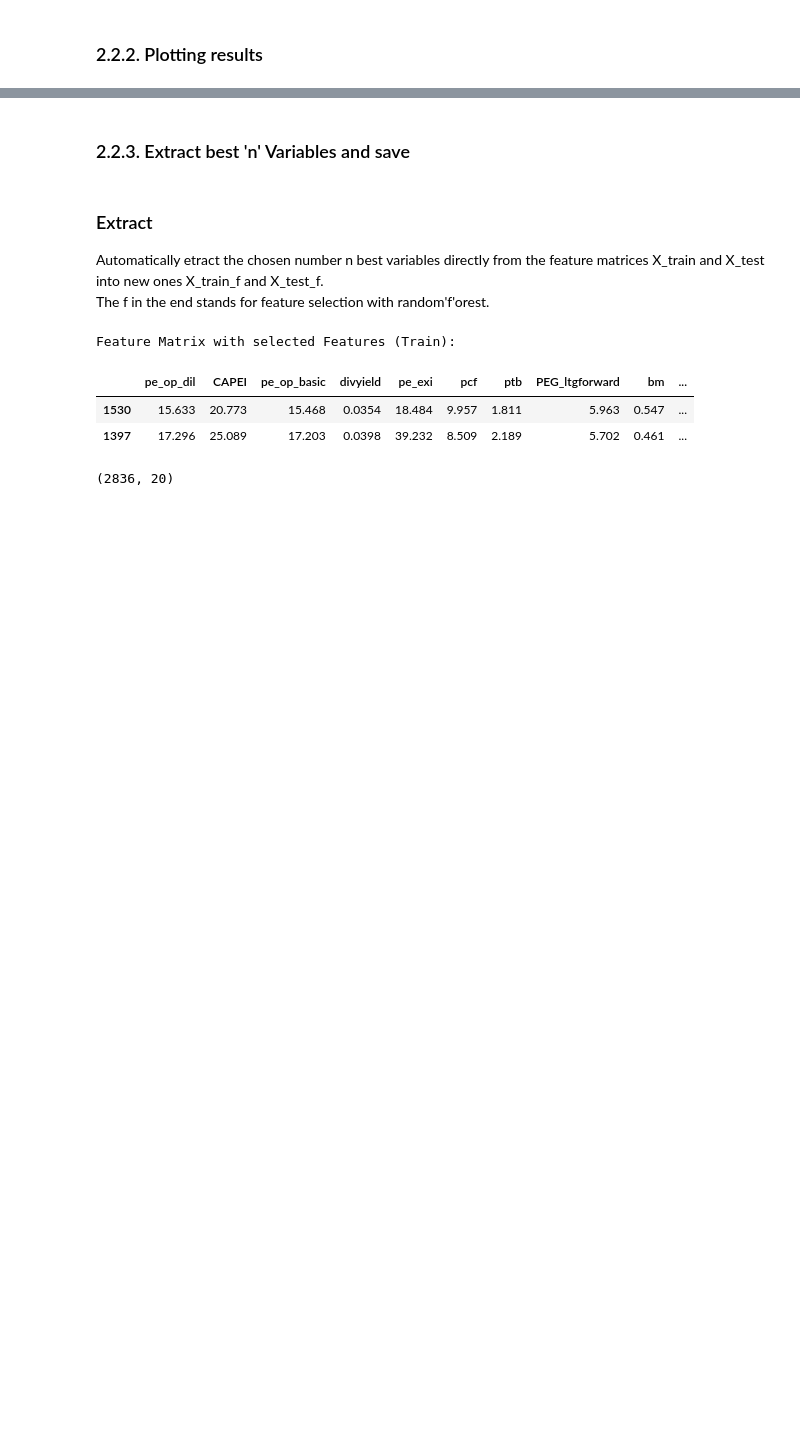
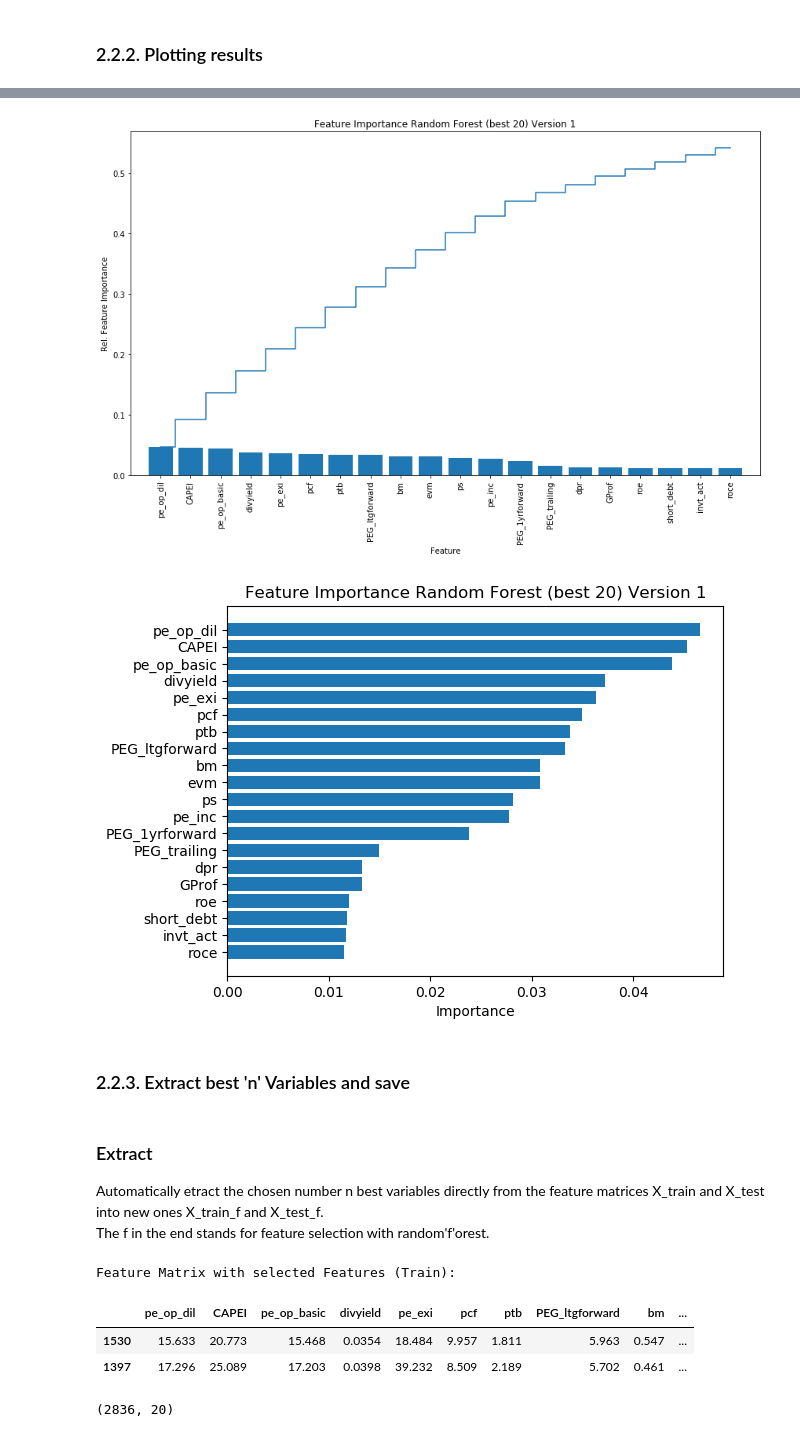
Before and after one commit to mathiasluethi/Machine_Learning_in_Finance_Group_Project, a Jupyter notebook: 0201A_feature_selection_randomforest.ipynb, the cells around one changed output, grey strips where cells are left out. Cells and saved outputs as stored; diff of their text form; code cells hidden in the pictures; blank space fills up the shorter version.

Commit message:
graphics

```diff
--- a/0201A_feature_selection_randomforest.ipynb
+++ b/0201A_feature_selection_randomforest.ipynb
@@ -253,3 +246,36 @@ plt.show()
+# %%
+# Plot Feature Importance (both cumul., individual)
+plt.figure(figsize=(12, 8))
+plt.bar(range(n), selected_importances, align='center')
+plt.xticks(range(n), selected_labels, rotation=90)
+plt.xlim([-1, n])
+plt.xlabel('Feature')
+plt.ylabel('Rel. Feature Importance')
+plt.step(range(n), cumsum_importances, where='mid',
+         label='Cumulative importance')
+plt.title('Feature Importance Random Forest (best 20) Version ' + str(VERSION))
+plt.tight_layout();
+
+# Plot Feature Importance
+plt.rcdefaults()
+fig, ax = plt.subplots()
+
+# data preparation
+
+y_pos = np.arange(len(selected_labels))
+
+
+ax.barh(y_pos, selected_importances, align='center')
+ax.set_yticks(y_pos)
+ax.set_yticklabels(selected_labels)
+ax.invert_yaxis()  # labels read top-to-bottom
+ax.set_xlabel('Importance')
+ax.set_title('Feature Importance Random Forest (best 20) Version ' + str(VERSION))
+
+plt.show()
+# %% [output]
+[figure, added]
+[figure, added]
 # %% [markdown]
 ### 2.2.3. Extract best 'n' Variables and save
 # %% [markdown]
```
Also changed, not shown: parts of 5 cells of this notebook, 2 other files.
